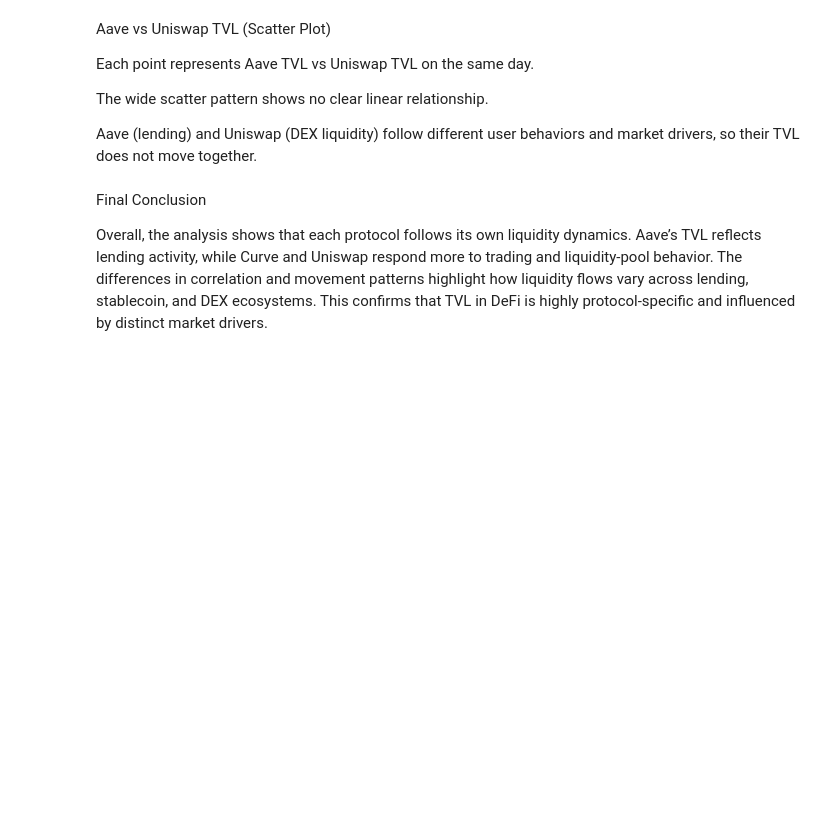
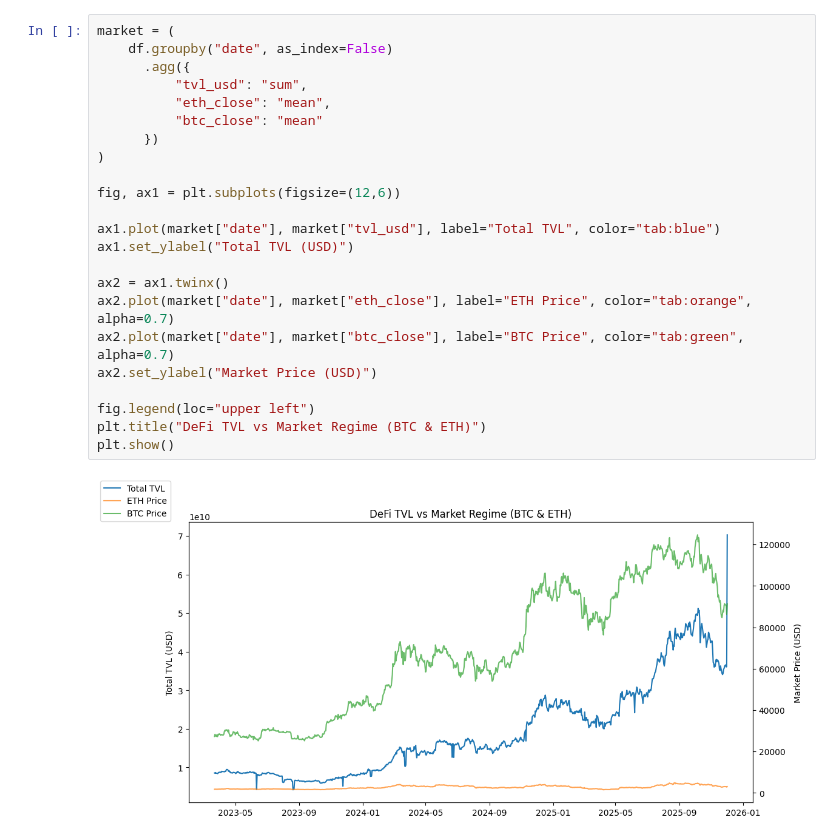
Before and after one commit to camel-lion-child/defi_market_data_pipeline, a Jupyter notebook: src/notebooks/EDA.ipynb, the cells around one changed output. Cells and saved outputs as stored; diff of their text form; blank space fills up the shorter version.

```diff
--- a/src/notebooks/EDA.ipynb
+++ b/src/notebooks/EDA.ipynb
@@ -111,12 +105,25 @@ plt.show()
-# %% [markdown]
-Aave vs Uniswap TVL (Scatter Plot)
-
-Each point represents Aave TVL vs Uniswap TVL on the same day.
-
-The wide scatter pattern shows no clear linear relationship.
-
-Aave (lending) and Uniswap (DEX liquidity) follow different user behaviors and market drivers, so their TVL does not move together.
-# %% [markdown]
-Final Conclusion
-
-Overall, the analysis shows that each protocol follows its own liquidity dynamics. Aave’s TVL reflects lending activity, while Curve and Uniswap respond more to trading and liquidity-pool behavior. The differences in correlation and movement patterns highlight how liquidity flows vary across lending, stablecoin, and DEX ecosystems. This confirms that TVL in DeFi is highly protocol-specific and influenced by distinct market drivers.
+# %%
+market = (
+    df.groupby("date", as_index=False)
+      .agg({
+          "tvl_usd": "sum",
+          "eth_close": "mean",
+          "btc_close": "mean"
+      })
+)
+
+fig, ax1 = plt.subplots(figsize=(12,6))
+
+ax1.plot(market["date"], market["tvl_usd"], label="Total TVL", color="tab:blue")
+ax1.set_ylabel("Total TVL (USD)")
+
+ax2 = ax1.twinx()
+ax2.plot(market["date"], market["eth_close"], label="ETH Price", color="tab:orange", alpha=0.7)
+ax2.plot(market["date"], market["btc_close"], label="BTC Price", color="tab:green", alpha=0.7)
+ax2.set_ylabel("Market Price (USD)")
+
+fig.legend(loc="upper left")
+plt.title("DeFi TVL vs Market Regime (BTC & ETH)")
+plt.show()
+# %% [output]
+[figure, added]
```
Also changed, not shown: parts of 21 cells of this notebook, 1 other file.
